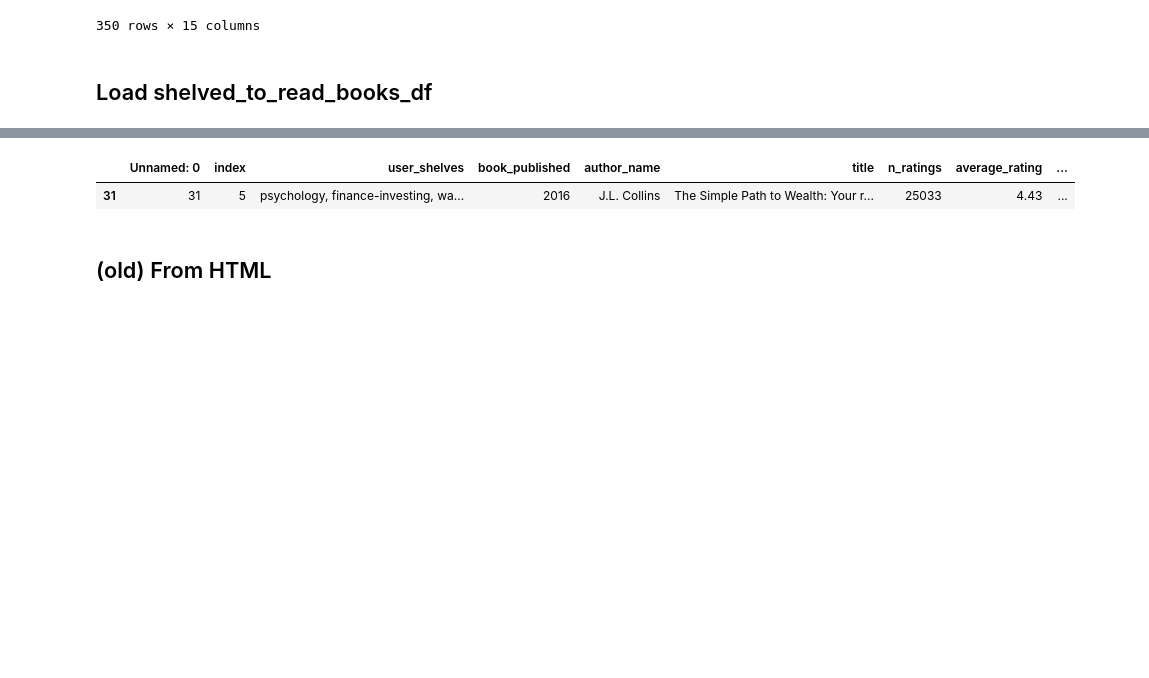
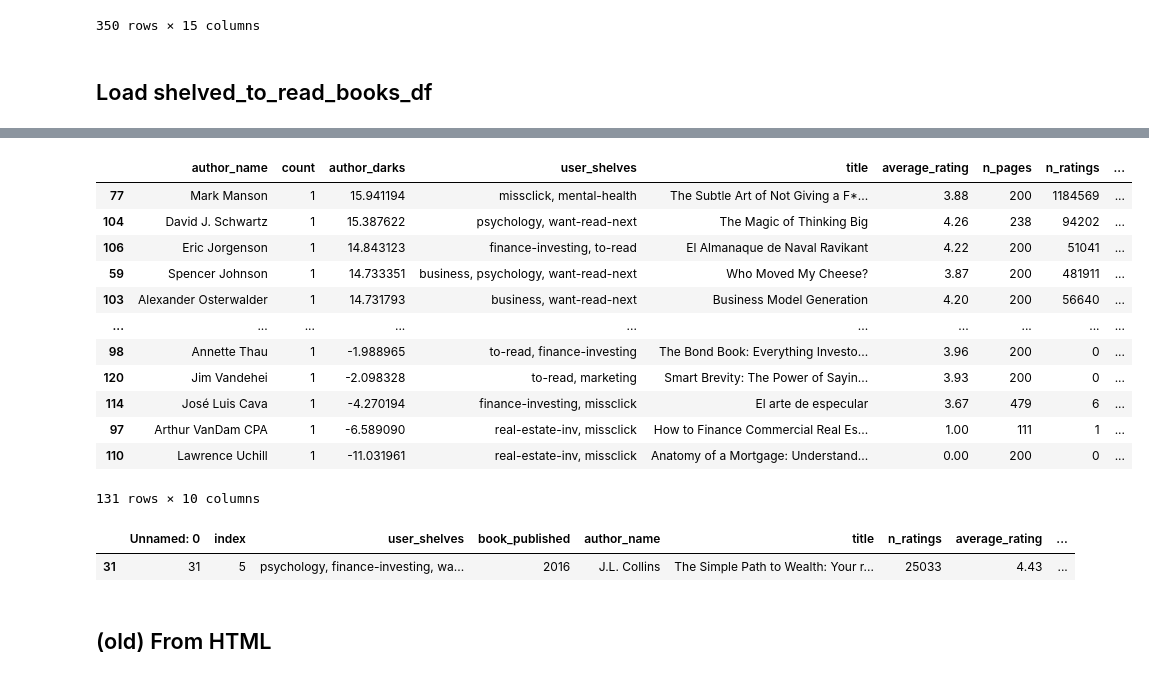
Before and after one commit to jgonzal1/jgonzal1.github.io, a Jupyter notebook: assets/📚.ipynb, the cells around one changed output, grey strips where cells are left out. Saved outputs shown, nothing was run; the diff lists cells and outputs as text; code cells hidden in the pictures; blank space fills up the shorter version.

Commit message:
# top_authors_df

```diff
--- a/assets/📚.ipynb
+++ b/assets/📚.ipynb
@@ -317,8 +330,39 @@ ids_to_check.to_csv("ids_to_check.csv")
 # %%
 import pandas as pd
 shelved_to_read_books_df = pd.read_csv('../data/goodreads-transformed/shelved_to_read_books_2_df.csv')
-shelved_to_read_books_df[["author_name","darks"]].groupby("author_name").mean().reset_index()\
-  .sort_values("darks",ascending=False).to_csv("top_authors.csv")
+shelved_to_read_books_df["count"] = 1
+author_counts_df = shelved_to_read_books_df[["author_name","count"]]\
+  .groupby("author_name")\
+  .sum().reset_index().sort_values("count",ascending=False)
+author_scores_df = shelved_to_read_books_df[["author_name","darks"]]\
+  .rename(columns={"darks": "author_darks"}).groupby("author_name")\
+  .mean().reset_index().sort_values("author_darks",ascending=False)
+author_top_book_df = shelved_to_read_books_df[[
+  "author_name", "user_shelves", "title", "average_rating"
+  , "n_pages", "n_ratings", "darks", "user_rating"
+]].groupby("author_name").first()
+top_authors_df = author_counts_df.merge(
+  author_scores_df, how='left', on="author_name"
+)
+top_authors_df = top_authors_df.merge(
+  author_top_book_df, how='left', on="author_name"
+).sort_values("author_darks",ascending=False)
+top_authors_df.to_csv("../data/goodreads-transformed/top_authors.csv")
+top_authors_df
+# %% [output]
+|  | author_name | count | author_darks | user_shelves | title | average_rating | n_pages | n_ratings | ... |
+| 77 | Mark Manson | 1 | 15.941194 | missclick, mental-health | The Subtle Art of Not Giving a F*... | 3.88 | 200 | 1184569 | ... |
+| 104 | David J. Schwartz | 1 | 15.387622 | psychology, want-read-next | The Magic of Thinking Big | 4.26 | 238 | 94202 | ... |
+| 106 | Eric Jorgenson | 1 | 14.843123 | finance-investing, to-read | El Almanaque de Naval Ravikant | 4.22 | 200 | 51041 | ... |
+| 59 | Spencer Johnson | 1 | 14.733351 | business, psychology, want-read-next | Who Moved My Cheese? | 3.87 | 200 | 481911 | ... |
+| 103 | Alexander Osterwalder | 1 | 14.731793 | business, want-read-next | Business Model Generation | 4.20 | 200 | 56640 | ... |
+| ... | ... | ... | ... | ... | ... | ... | ... | ... | ... |
+| 98 | Annette Thau | 1 | -1.988965 | to-read, finance-investing | The Bond Book: Everything Investo... | 3.96 | 200 | 0 | ... |
+| 120 | Jim Vandehei | 1 | -2.098328 | to-read, marketing | Smart Brevity: The Power of Sayin... | 3.93 | 200 | 0 | ... |
+| 114 | José Luis Cava | 1 | -4.270194 | finance-investing, missclick | El arte de especular | 3.67 | 479 | 6 | ... |
+| 97 | Arthur VanDam CPA | 1 | -6.589090 | real-estate-inv, missclick | How to Finance Commercial Real Es... | 1.00 | 111 | 1 | ... |
+| 110 | Lawrence Uchill | 1 | -11.031961 | real-estate-inv, missclick | Anatomy of a Mortgage: Understand... | 0.00 | 200 | 0 | ... |
+131 rows × 10 columns
 # %%
 shelved_to_read_books_df[shelved_to_read_books_df["author_name"]=="J.L. Collins"]
 # %% [output]
```
Also changed, not shown: parts of 1 cell of this notebook.
